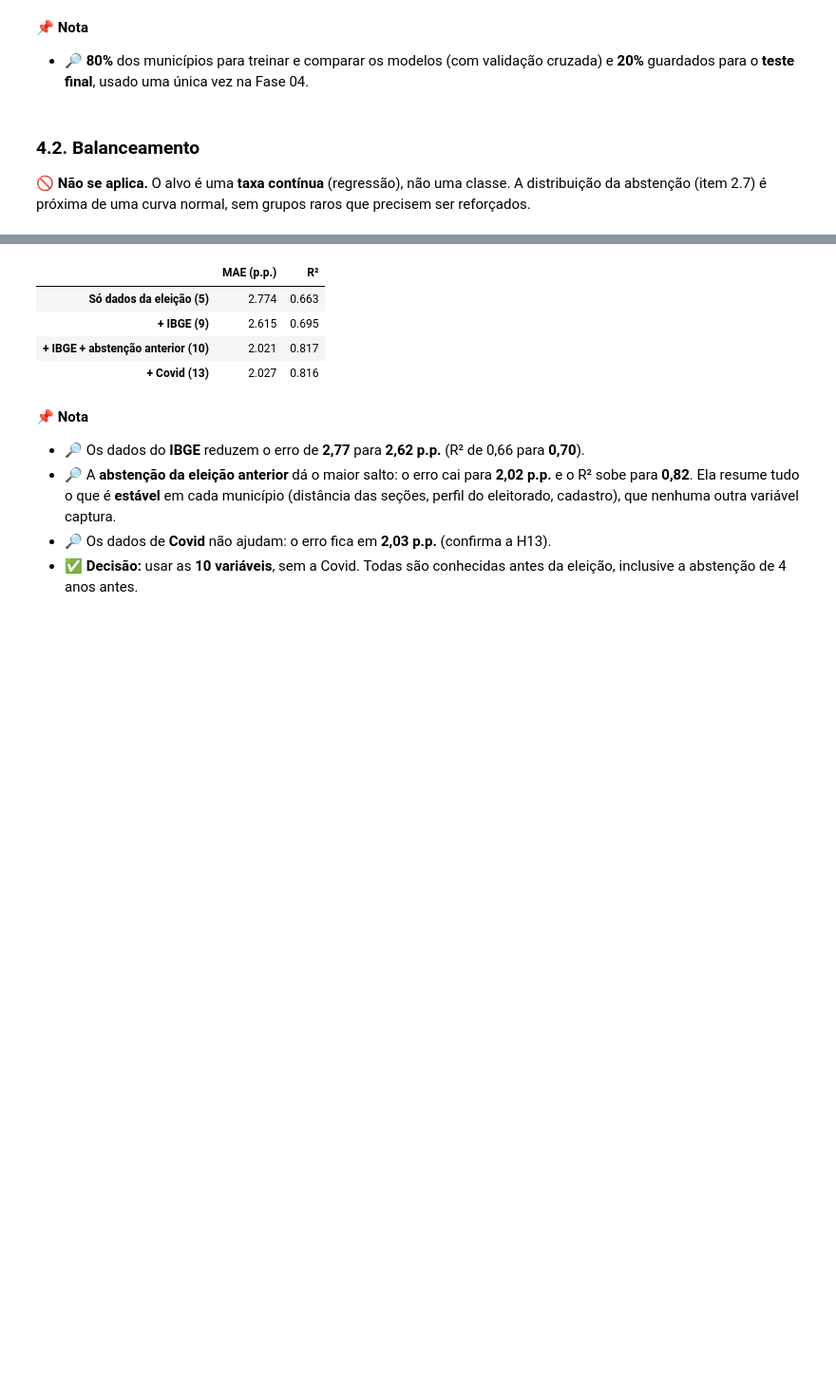
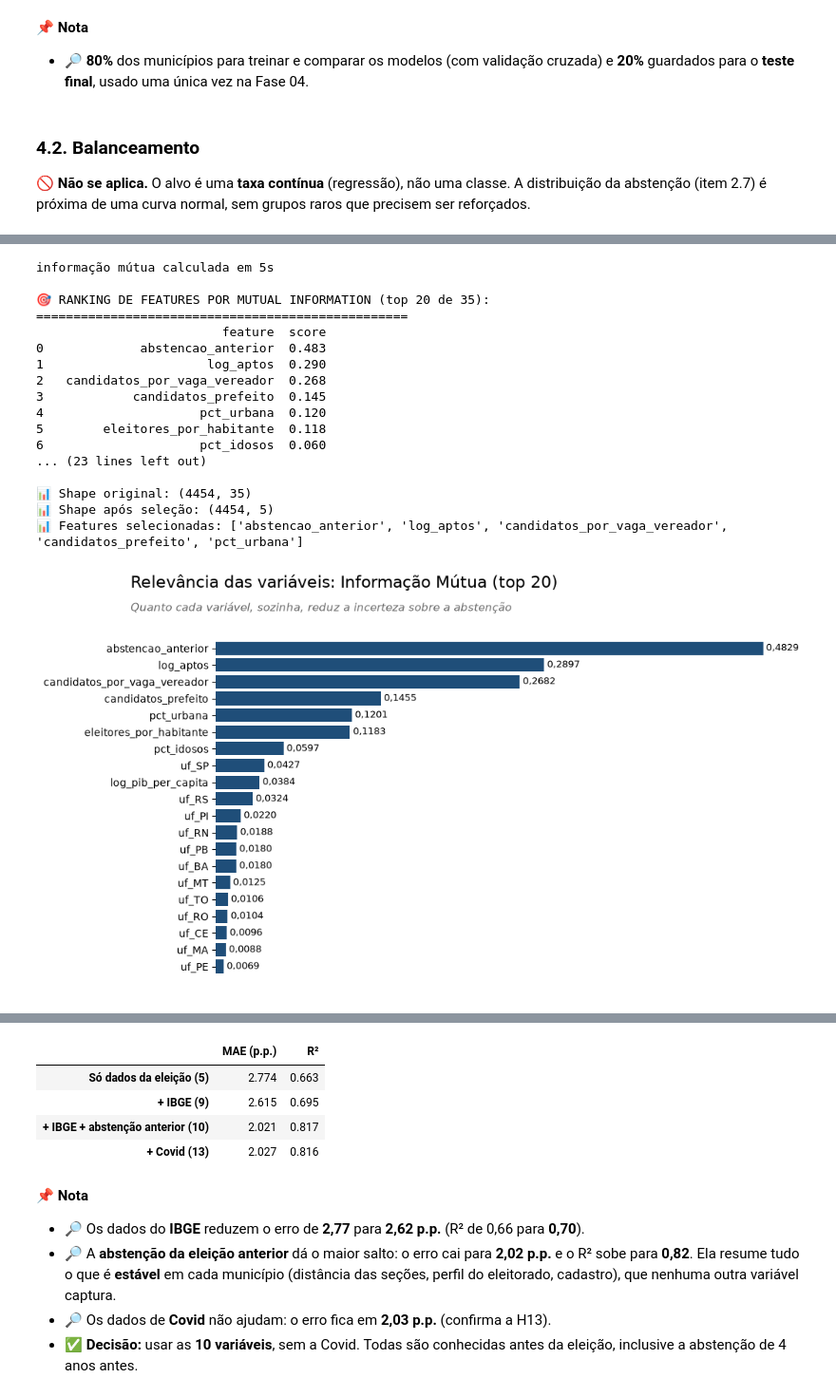
Before and after one commit to RafaelSilva89/Analise_dos_resultados_da_eleicao-2020, a Jupyter notebook: Notebooks/Análise dos resultados da eleição - 2020 - v2.ipynb, the cells around one changed output, grey strips where cells are left out. Shown at 95% size. Cells and saved outputs as stored; diff of their text form; code cells hidden in the pictures; blank space fills up the shorter version.

```diff
--- a/Notebooks/Análise dos resultados da eleição - 2020 - v2.ipynb
+++ b/Notebooks/Análise dos resultados da eleição - 2020 - v2.ipynb
@@ -1179,0 +1225,44 @@ Todas as variáveis precisam ser conhecidas **antes** da votação (veja o item
+# %%
+# Informação Mútua - ranking de todas as colunas e seleção das 5 melhores
+t0 = time.time()
+df_scores, selector = selecao_features(X_treino_t, y_treino, k=5, tipo='regressao', semente=SEMENTE)
+print(f'informação mútua calculada em {time.time() - t0:.0f}s\n')
+
+print(f'🎯 RANKING DE FEATURES POR MUTUAL INFORMATION (top 20 de {X_treino_t.shape[1]}):')
+print('=' * 50)
+print(df_scores.head(20).round(4).to_string())
+print(f"\ncolunas com informação mútua igual a zero: {(df_scores['score'] == 0).sum()} de {len(df_scores)}")
+
+print('\n🏆 TOP 5 FEATURES SELECIONADAS:')
+print('=' * 50)
+top_5_features = df_scores.head(5)['feature'].tolist()
+for i, (feature, score) in enumerate(df_scores.head(5).itertuples(index=False), 1):
+    print(f'{i}. {feature}: {score:.6f}')
+
+X_treino_selecionado = selector.transform(X_treino_t)
+print(f'\n📊 Shape original: {X_treino_t.shape}')
+print(f'📊 Shape após seleção: {X_treino_selecionado.shape}')
+print(f'📊 Features selecionadas: {top_5_features}')
+
+plot_barras_h(df_scores.head(20).set_index('feature')['score'], 'Relevância das variáveis: Informação Mútua (top 20)',
+              'Informacao mutua', subtitulo='Quanto cada variável, sozinha, reduz a incerteza sobre a abstenção',
+              formato=lambda v: f'{v:.4f}'.replace('.', ','))
+# %% [output]
+informação mútua calculada em 5s
+
+🎯 RANKING DE FEATURES POR MUTUAL INFORMATION (top 20 de 35):
+==================================================
+                         feature  score
+0             abstencao_anterior  0.483
+1                      log_aptos  0.290
+2   candidatos_por_vaga_vereador  0.268
+3            candidatos_prefeito  0.145
+4                     pct_urbana  0.120
+5        eleitores_por_habitante  0.118
+6                     pct_idosos  0.060
+... (23 lines left out)
+
+📊 Shape original: (4454, 35)
+📊 Shape após seleção: (4454, 5)
+📊 Features selecionadas: ['abstencao_anterior', 'log_aptos', 'candidatos_por_vaga_vereador', 'candidatos_prefeito', 'pct_urbana']
+[figure, added]
```
Also changed, not shown: parts of 11 cells of this notebook, 6 other files.
